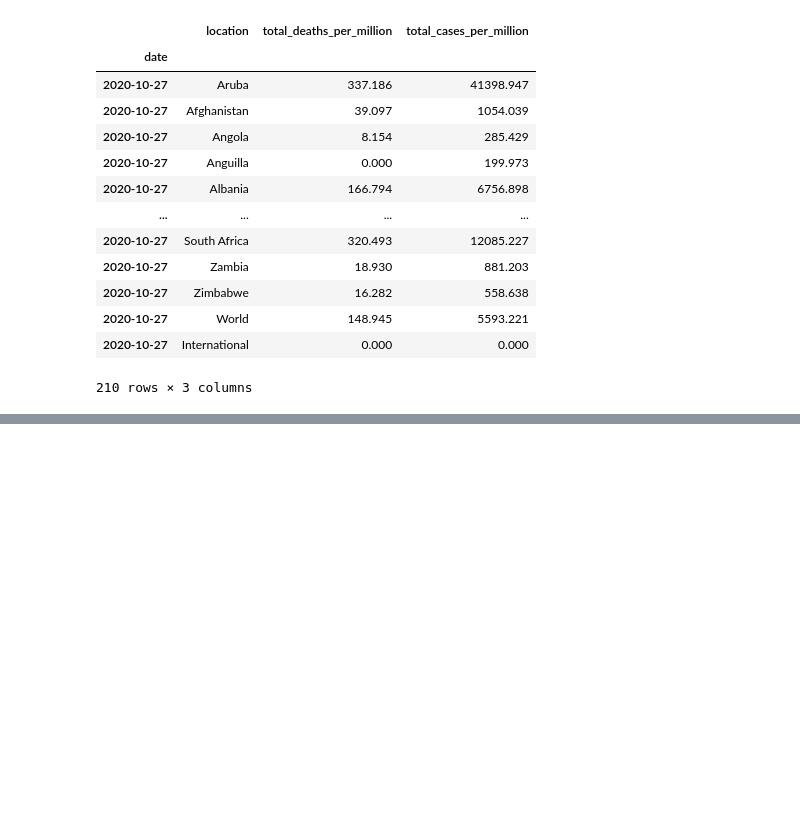
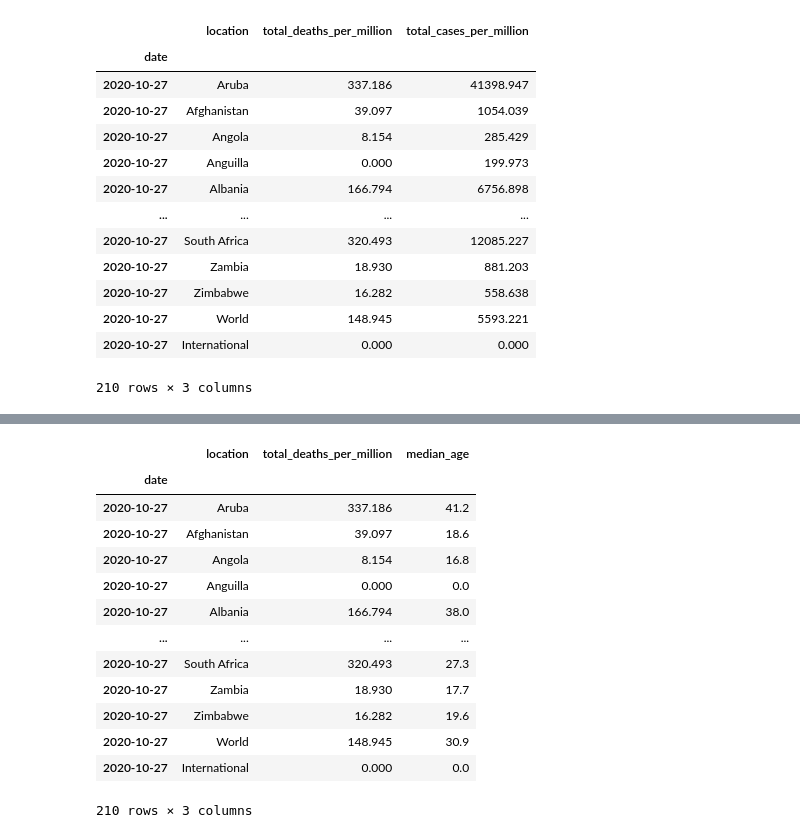
Before and after one commit to nikitaagarwala16/Breaking-down-Covid-19, a Jupyter notebook: Our World In Data Covid Dataset Analysis.ipynb, the cells around one changed output, grey strips where cells are left out. Saved outputs shown, nothing was run; the diff lists cells and outputs as text; code cells hidden in the pictures; blank space fills up the shorter version.

```diff
--- a/Our World In Data Covid Dataset Analysis.ipynb
+++ b/Our World In Data Covid Dataset Analysis.ipynb
@@ -274,3 +293,6 @@ scatter_plot('2020-10-27', 'total_deaths_per_million', 'total_cases_per_million'
 | 2020-10-27 | World | 148.945 | 5593.221 |
 | 2020-10-27 | International | 0.000 | 0.000 |
 210 rows × 3 columns
+# %%
+scatter_plot('2020-10-27', 'total_deaths_per_million', 'median_age')
+# %% [output]
@@ -276,0 +300,14 @@ scatter_plot('2020-10-27', 'total_deaths_per_million', 'total_cases_per_million'
+|  | location | total_deaths_per_million | median_age |
+| date |  |  |  |
+| 2020-10-27 | Aruba | 337.186 | 41.2 |
+| 2020-10-27 | Afghanistan | 39.097 | 18.6 |
+| 2020-10-27 | Angola | 8.154 | 16.8 |
+| 2020-10-27 | Anguilla | 0.000 | 0.0 |
+| 2020-10-27 | Albania | 166.794 | 38.0 |
+| ... | ... | ... | ... |
+| 2020-10-27 | South Africa | 320.493 | 27.3 |
+| 2020-10-27 | Zambia | 18.930 | 17.7 |
+| 2020-10-27 | Zimbabwe | 16.282 | 19.6 |
+| 2020-10-27 | World | 148.945 | 30.9 |
+| 2020-10-27 | International | 0.000 | 0.0 |
+210 rows × 3 columns
```
Also changed, not shown: parts of 4 cells of this notebook, 2 other files.
